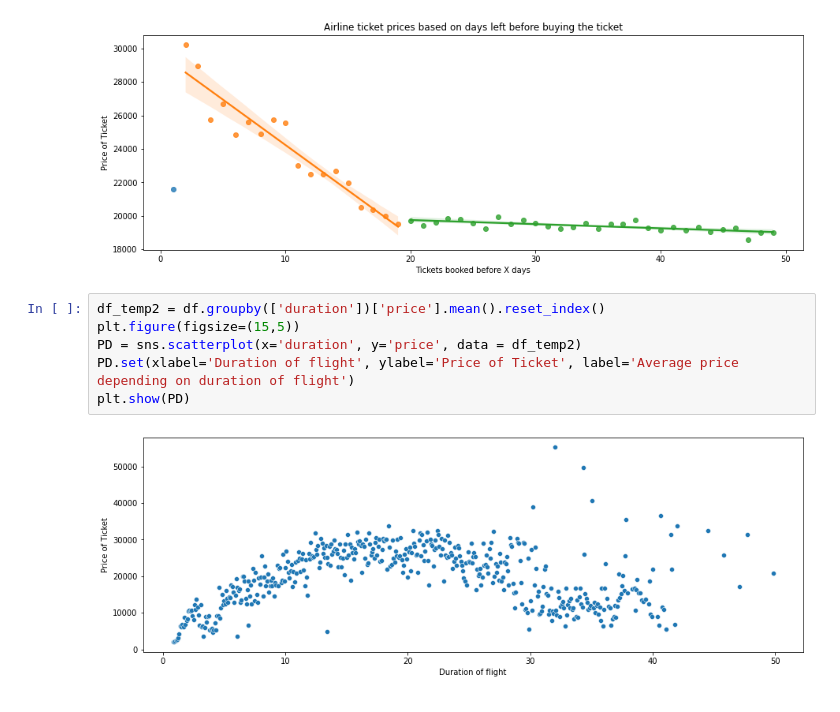
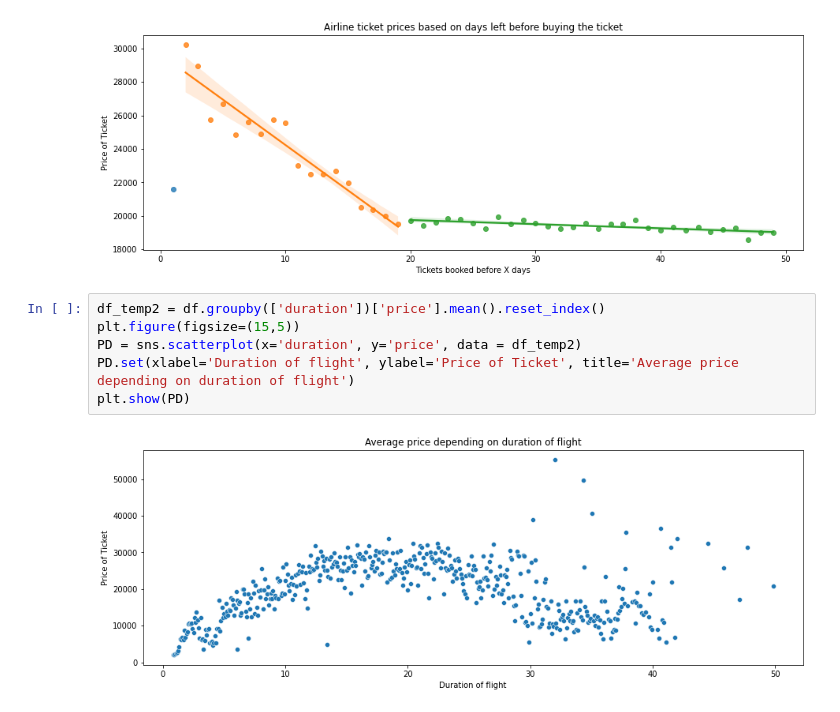
Before and after one commit to heyitsabhijeet/Indian-Airlines-Ticket-Price-Analysis, a Jupyter notebook: India Airlines Ticket Price Exploratory Analysis.ipynb, the cells around one changed output. Saved outputs shown, nothing was run; the diff lists cells and outputs as text.

```diff
--- a/India Airlines Ticket Price Exploratory Analysis.ipynb
+++ b/India Airlines Ticket Price Exploratory Analysis.ipynb
@@ -153,8 +166,8 @@ plt.show(ax)
 # %%
 df_temp2 = df.groupby(['duration'])['price'].mean().reset_index()
 plt.figure(figsize=(15,5))
 PD = sns.scatterplot(x='duration', y='price', data = df_temp2)
-PD.set(xlabel='Duration of flight', ylabel='Price of Ticket', label='Average price depending on duration of flight')
+PD.set(xlabel='Duration of flight', ylabel='Price of Ticket', title='Average price depending on duration of flight')
 plt.show(PD)
 # %% [output]
-[figure, old version]
+[figure, new version]
```
Also changed, not shown: parts of 15 cells of this notebook.
